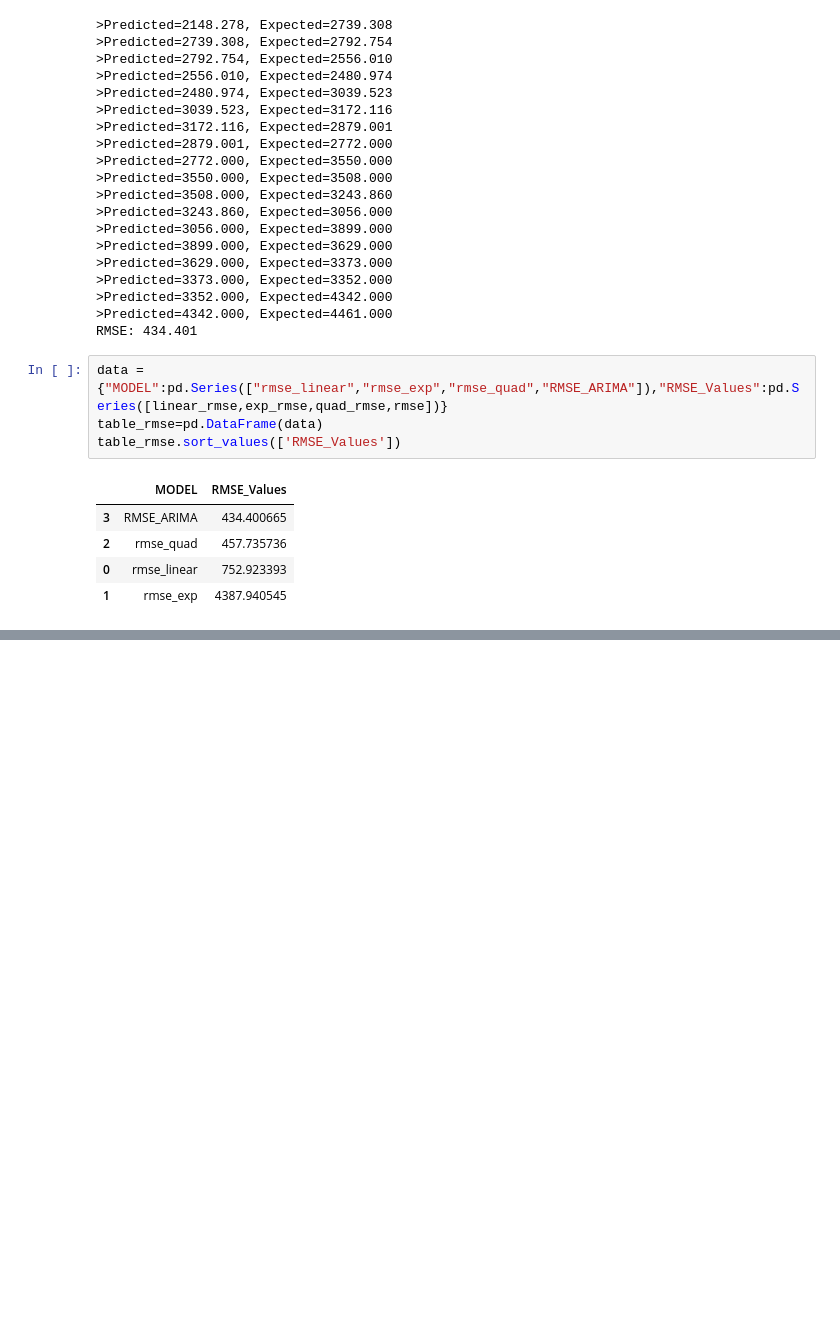
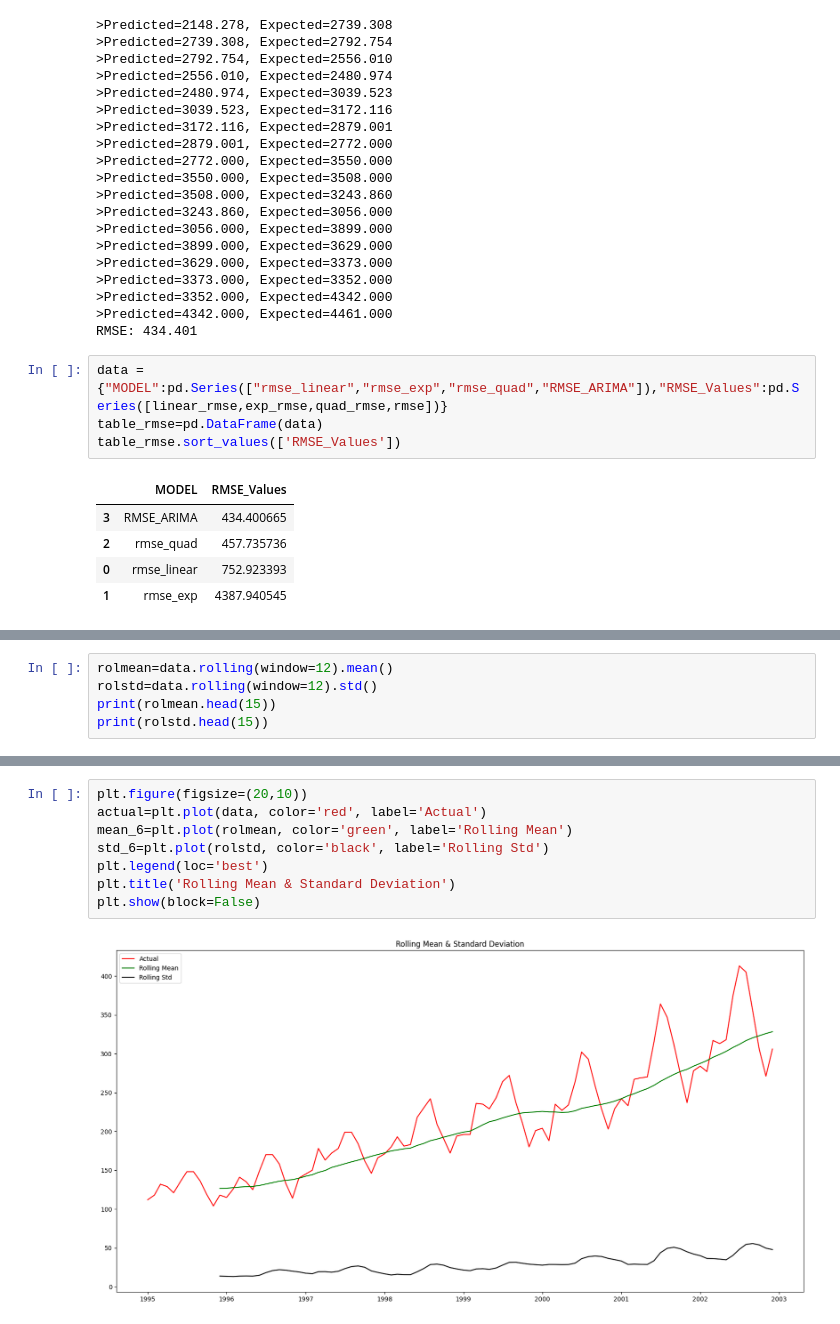
Before and after one commit to swanandiparnaik/DS_assignment, a Jupyter notebook: Forecasting_cocacola.ipynb, the cells around one changed output, grey strips where cells are left out. Drawn from its saved outputs; the diff is of its cells as text; blank space fills up the shorter version.

```diff
--- a/Forecasting_cocacola.ipynb
+++ b/Forecasting_cocacola.ipynb
@@ -330,0 +386,5 @@ table_rmse.sort_values(['RMSE_Values'])
+# %%
+rolmean=data.rolling(window=12).mean()
+rolstd=data.rolling(window=12).std()
+print(rolmean.head(15))
+print(rolstd.head(15))
@@ -330,0 +409,10 @@ table_rmse.sort_values(['RMSE_Values'])
+# %%
+plt.figure(figsize=(20,10))
+actual=plt.plot(data, color='red', label='Actual')
+mean_6=plt.plot(rolmean, color='green', label='Rolling Mean')
+std_6=plt.plot(rolstd, color='black', label='Rolling Std')
+plt.legend(loc='best')
+plt.title('Rolling Mean & Standard Deviation')
+plt.show(block=False)
+# %% [output]
+[figure, added]
```
Also changed, not shown: parts of 28 cells of this notebook.
